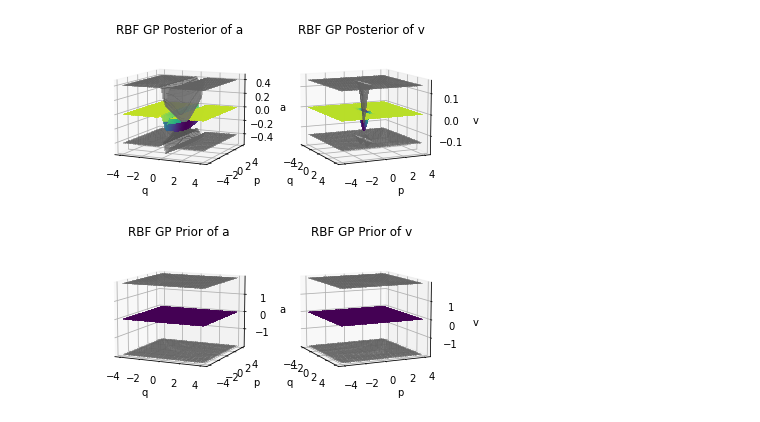
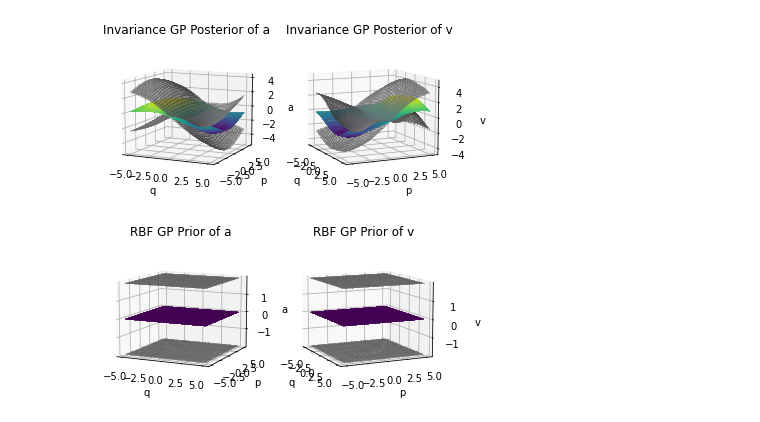
Before and after one commit to charlielao/dynamical_system_invariance_project, a Jupyter notebook: codes/run_undamped.ipynb, the cells around one changed output. Saved outputs shown, nothing was run; the diff lists cells and outputs as text; code cells hidden in the pictures.

```diff
--- a/codes/run_undamped.ipynb
+++ b/codes/run_undamped.ipynb
@@ -13,12 +13,13 @@ os.environ["CUDA_VISIBLE_DEVICES"] = '4'
 mean = ZeroMean(2)
 time_step = 0.01
 training_time = 0.1
-testing_time =  1
+testing_time = 3
 
-max_x = 3
+max_x = 5
+max_v = 0.5
 n_train = 1
 train_starting_position = np.random.uniform(-max_x, max_x, (n_train))
-train_starting_velocity = np.random.uniform(-max_x/5, max_x/5, (n_train))
+train_starting_velocity = np.random.uniform(-max_v, max_v, (n_train))
 
 print(train_starting_position)
 print(train_starting_velocity)
@@ -229,41 +211,41 @@ plt.savefig("figures/shm_predicted_trajectory_seperate.pdf")
 # %%
-test_range = 4
+test_range = 5
 test_density = 40
 test_xs = tf.linspace(-test_range,test_range,test_density)
 test_vs = tf.linspace(-test_range,test_range,test_density)
 test_xx, test_vv = tf.meshgrid(test_xs, test_vs)
 test_points = tf.stack([tf.reshape(test_xx,[-1]), tf.reshape(test_vv,[-1])], axis=1)
-pred, var = moi.predict_f(test_points) ######switch
+pred, var = m.predict_f(test_points) ######switch
 X, Y = data
 pred_a = pred[:int(pred.shape[0]/2),:]
 var_a = var[:int(var.shape[0]/2),:]
 pred_v = pred[int(pred.shape[0]/2):,:]
 var_v = var[int(var.shape[0]/2):,:]
 fig, (ax1, ax2) = plt.subplots(1, 2, subplot_kw={"projection": "3d"})
 ax1.plot_surface(test_xx, test_vv, tf.reshape(pred_a, test_xx.shape), cmap="viridis",linewidth=0, antialiased=False, alpha=0.8)
 ax1.plot_surface(test_xx, test_vv, tf.reshape(pred_a, test_xx.shape)+1.96*tf.math.sqrt(tf.reshape(var_a, test_xx.shape)), color="grey",linewidth=0, antialiased=False, alpha=0.4)
 ax1.plot_surface(test_xx, test_vv, tf.reshape(pred_a, test_xx.shape)-1.96*tf.math.sqrt(tf.reshape(var_a, test_xx.shape)), color="grey",linewidth=0, antialiased=False, alpha=0.4)
 ax1.scatter(X[:,0], X[:,1],Y[:,1,None], color="black", marker="o", s=3) #switch for velocity acceleration
 ax1.view_init(10,-65)
 ax1.set_xlabel("q")
 ax1.set_ylabel("p")
 ax1.set_zlabel("a")
-ax1.set_title("RBF GP Posterior of a")
+ax1.set_title("Invariance GP Posterior of a")
 
 ax2.plot_surface(test_xx, test_vv, tf.reshape(pred_v, test_xx.shape), cmap="viridis",linewidth=0, antialiased=False, alpha=0.8)
 ax2.plot_surface(test_xx, test_vv, tf.reshape(pred_v, test_xx.shape)+1.96*tf.math.sqrt(tf.reshape(var_v, test_xx.shape)), color="grey",linewidth=0, antialiased=False, alpha=0.4)
 ax2.plot_surface(test_xx, test_vv, tf.reshape(pred_v, test_xx.shape)-1.96*tf.math.sqrt(tf.reshape(var_v, test_xx.shape)), color="grey",linewidth=0, antialiased=False, alpha=0.4)
 ax2.scatter(X[:,0], X[:,1],Y[:,0,None], color="black", marker="o", s=3) #switch for velocity acceleration
 ax2.view_init(10,-25)
 ax2.set_xlabel("q")
 ax2.set_ylabel("p")
 ax2.set_zlabel("v")
-ax2.set_title("RBF GP Posterior of v")
-plt.savefig("figures/posterior_shm_rbf.pdf")
+ax2.set_title("Invariance GP Posterior of v")
+plt.savefig("figures/posterior_shm_invariance.pdf")
 # %% [output]
-[figure, old version]
+[figure, new version]
 # %%
-test_range = 4
+test_range = 5
 test_density = 40
 test_xs = tf.linspace(-test_range,test_range,test_density)
 test_vs = tf.linspace(-test_range,test_range,test_density)
@@ -300,4 +282,4 @@ ax2.set_zlabel("v")
 ax2.set_title("RBF GP Prior of v")
 plt.savefig("figures/prior_shm_rbf.pdf")
 # %% [output]
-[figure, old version]
+[figure, new version]
```
Also changed, not shown: parts of 8 cells of this notebook, 17 other files.
